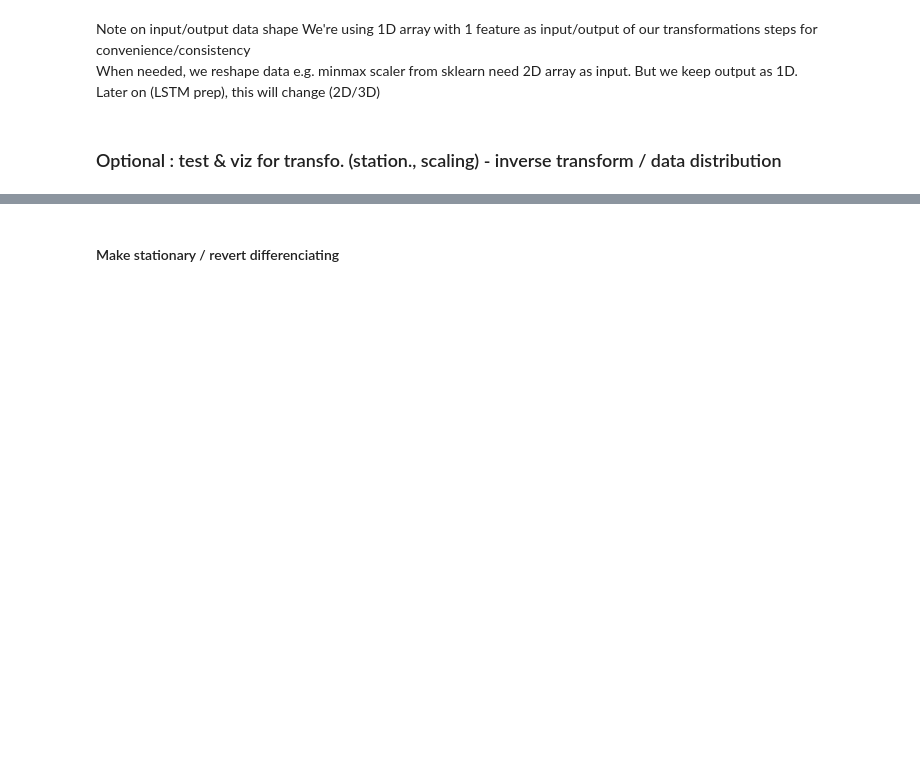
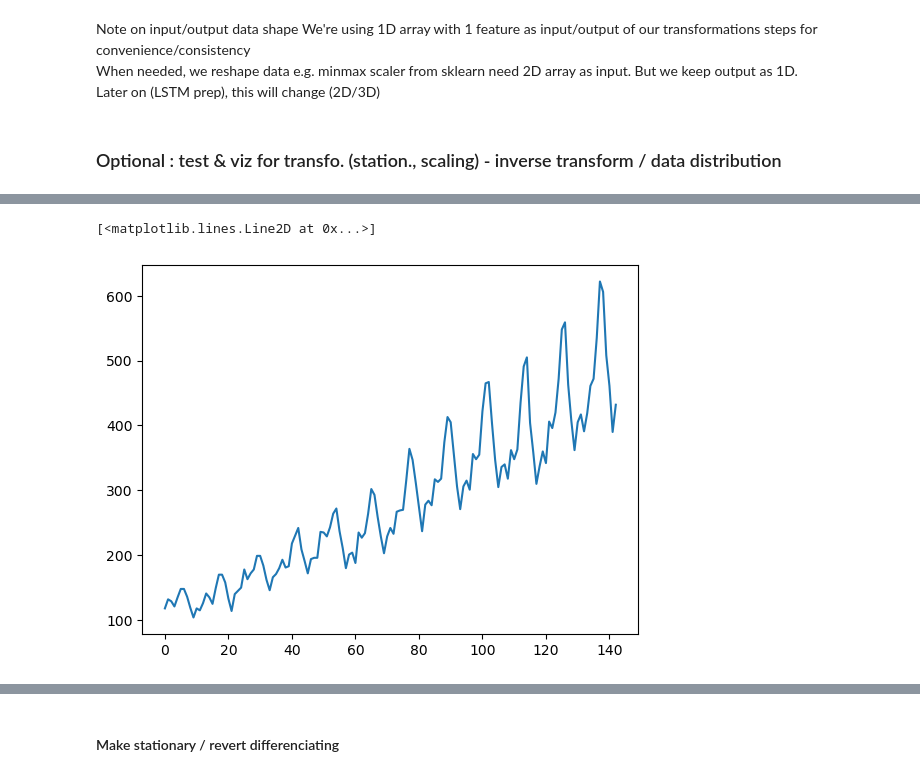
Before and after one commit to matthieuvion/lstm-gpu-jupyter, a Jupyter notebook: src/lstm_benchmark.ipynb, the cells around one changed output, grey strips where cells are left out. Drawn from its saved outputs; the diff is of its cells as text; code cells hidden in the pictures; blank space fills up the shorter version.

```diff
--- a/src/lstm_benchmark.ipynb
+++ b/src/lstm_benchmark.ipynb
@@ -114,12 +120,21 @@ def make_stationary(time_series: np.array) -> np.array:
     return ts_stationary
 
 # func to revert differentiating; with input "offset"
-def revert_differenciating(time_series: np.array, offset: float) -> np.array:
-    """Revert first order differenciating, using saved offset"""
+def revert_differenciating(time_series: np.array, offset, add_offset=False) -> np.array:
+    """
+    Revert first order differenciating, using saved offset
+    Re-input offset (first value) at timeseries start is not really mandatory
+    Use it if you do not want to lose the original length of the timeseries
+    """
     ts_undiff = np.cumsum(time_series)
     ts_undiff = ts_undiff + offset
-    # add back original first value
-    ts_undiff = np.insert(ts_undiff, 0, offset)
+    # optional : add back original first value (differenciating removed our 1st value)
+    if add_offset:
+        ts_undiff = np.insert(ts_undiff, 0, offset)
+    return ts_undiff
+
+def revert_differenciating2(time_series: np.array, offset, add_offset=False) -> np.array:
+    ts_undiff = np.concatenate(([offset], time_series)).cumsum()
     return ts_undiff
 
 # scale data, recommended for LSTM is minmax,
@@ -132,7 +147,7 @@ def normalize(time_series: np.array) -> np.array:
     Input is 1D array
     """
     scaler = MinMaxScaler(feature_range=(0, 1))
-    # test.reshape(-1,1) : input array must be reshape prior norm.
+    # test.reshape(-1,1) : input array must be reshape to a 2D array prior norma
     scaler_min_max = scaler.fit(time_series.reshape(-1,1))
     ts_normalized = scaler_min_max.transform(time_series.reshape(-1,1))
     # back to 1D
@@ -149,5 +164,10 @@ def to_2d(array: np.array) -> np.array:
     """Convenience function for code transparency when we convert 1D array to 2D"""
     array2 = array.reshape(-1,1)
     return array2
+
+def to_1d(array: np.array) -> np.array:
+    """Convenience function for code transparency when we convert 2D array to 1D"""
+    array2 = array.flatten()
+    return array2
 # %% [markdown]
 ### Optional : test & viz for transfo. (station., scaling) - inverse transform  / data distribution
@@ -153,0 +190,4 @@ def to_2d(array: np.array) -> np.array:
+# %%
+# make stationary (all data)
+ts_stationary = make_stationary(ts)
+plt.plot(ts_stationary)
@@ -153,0 +205,7 @@ def to_2d(array: np.array) -> np.array:
+# %%
+# revert differencing (all data)
+ts_reverted = revert_differenciating(ts_stationary, 112)
+plt.plot(ts_reverted)
+# %% [output]
+[<matplotlib.lines.Line2D at 0x...>]
+[figure, added]
```
Also changed, not shown: parts of 51 cells of this notebook.
